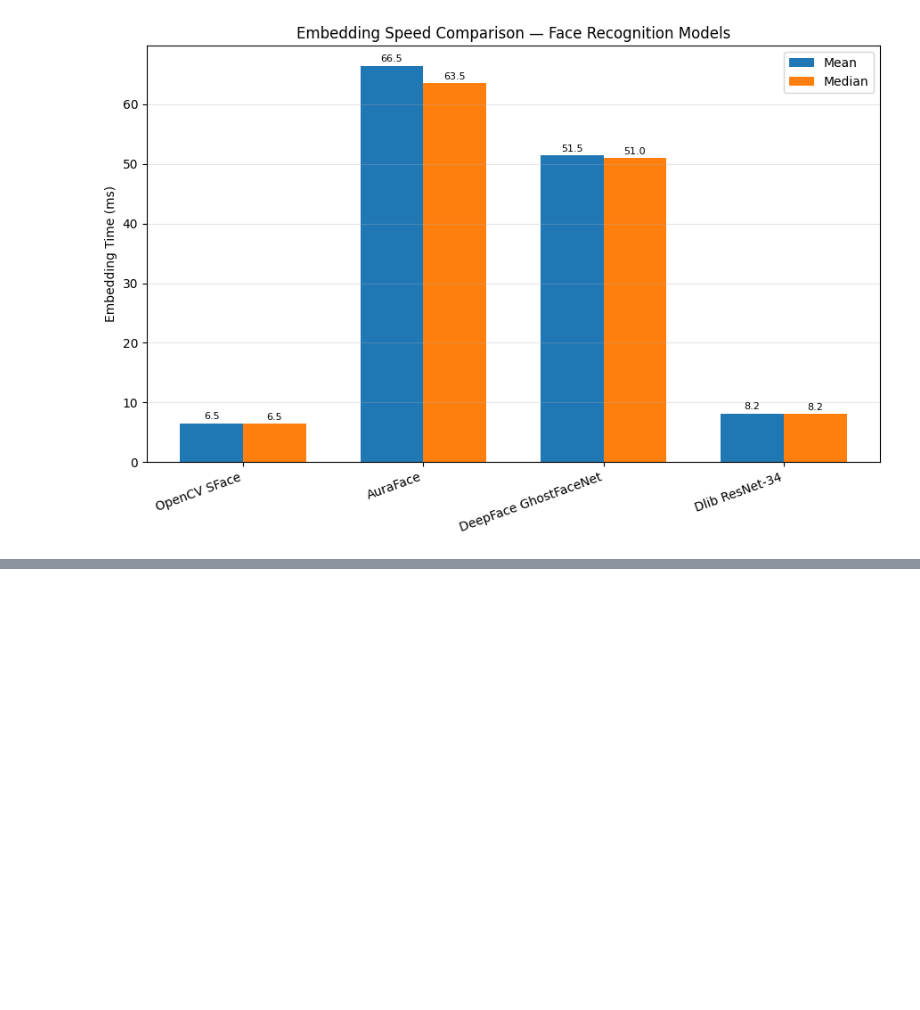
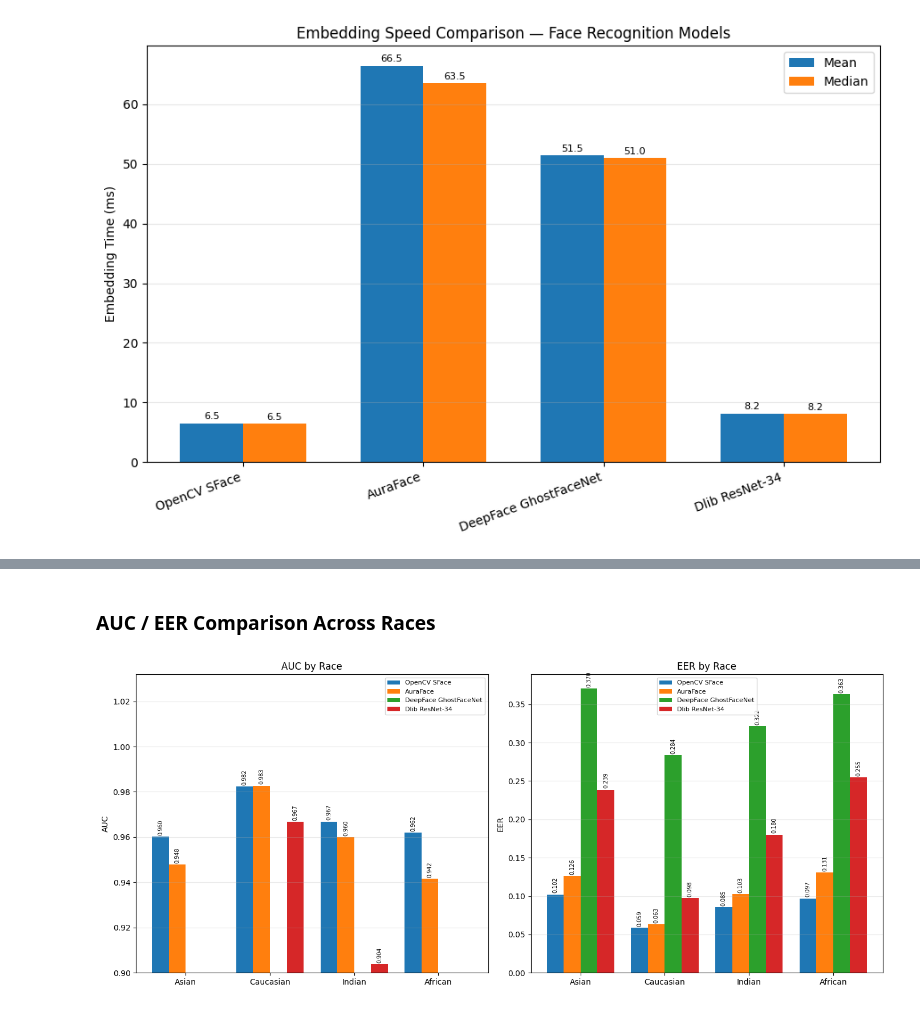
Before and after one commit to Atsushi570/fr-survery, a Jupyter notebook: notebooks/analysis.ipynb, the cells around one changed output, grey strips where cells are left out. Drawn from its saved outputs; the diff is of its cells as text; code cells hidden in the pictures; blank space fills up the shorter version.

```diff
--- a/notebooks/analysis.ipynb
+++ b/notebooks/analysis.ipynb
@@ -158,0 +243,52 @@ else:
+# %% [markdown]
+### AUC / EER Comparison Across Races
+# %%
+if rfw_results:
+    races = list(rfw_results.keys())
+    model_names = list(rfw_results[races[0]].keys())
+
+    x = np.arange(len(races))
+    n_models = len(model_names)
+    width = 0.8 / n_models
+
+    fig, (ax_auc, ax_eer) = plt.subplots(1, 2, figsize=(14, 6))
+
+    for i, model_name in enumerate(model_names):
+        aucs = [rfw_results[race].get(model_name, {}).get("auc", 0) for race in races]
+        offset = (i - n_models / 2 + 0.5) * width
+        bars = ax_auc.bar(x + offset, aucs, width, label=model_name)
+        for bar in bars:
+            h = bar.get_height()
+            ax_auc.annotate(f"{h:.3f}", xy=(bar.get_x() + bar.get_width() / 2, h),
+                            xytext=(0, 3), textcoords="offset points", ha="center", fontsize=7, rotation=90)
+
+    ax_auc.set_ylabel("AUC")
+    ax_auc.set_title("AUC by Race")
+    ax_auc.set_xticks(x)
+    ax_auc.set_xticklabels(races)
+    ax_auc.legend(fontsize=8)
+    ax_auc.grid(True, alpha=0.3, axis="y")
+    ax_auc.set_ylim(bottom=0.9)
+
+    for i, model_name in enumerate(model_names):
+        eers = [rfw_results[race].get(model_name, {}).get("eer", 0) for race in races]
+        offset = (i - n_models / 2 + 0.5) * width
+        bars = ax_eer.bar(x + offset, eers, width, label=model_name)
+        for bar in bars:
+            h = bar.get_height()
+            ax_eer.annotate(f"{h:.3f}", xy=(bar.get_x() + bar.get_width() / 2, h),
+                            xytext=(0, 3), textcoords="offset points", ha="center", fontsize=7, rotation=90)
+
+    ax_eer.set_ylabel("EER")
+    ax_eer.set_title("EER by Race")
+    ax_eer.set_xticks(x)
+    ax_eer.set_xticklabels(races)
+    ax_eer.legend(fontsize=8)
+    ax_eer.grid(True, alpha=0.3, axis="y")
+
+    fig.tight_layout()
+    plt.show()
+else:
+    print("No RFW results — skipping metric comparison.")
+# %% [output]
+[figure, added]
```
Also changed, not shown: parts of 4 cells of this notebook, 4 other files.
